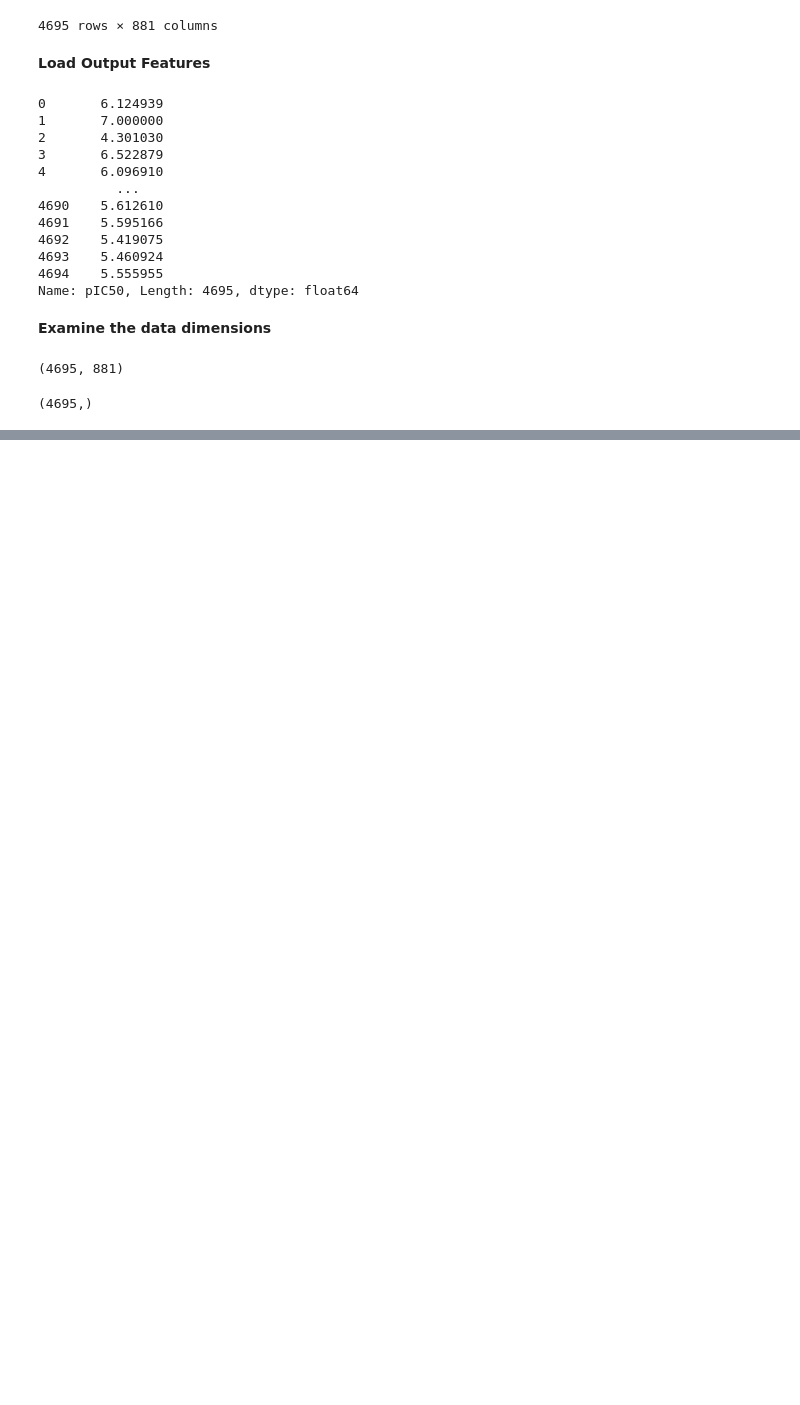
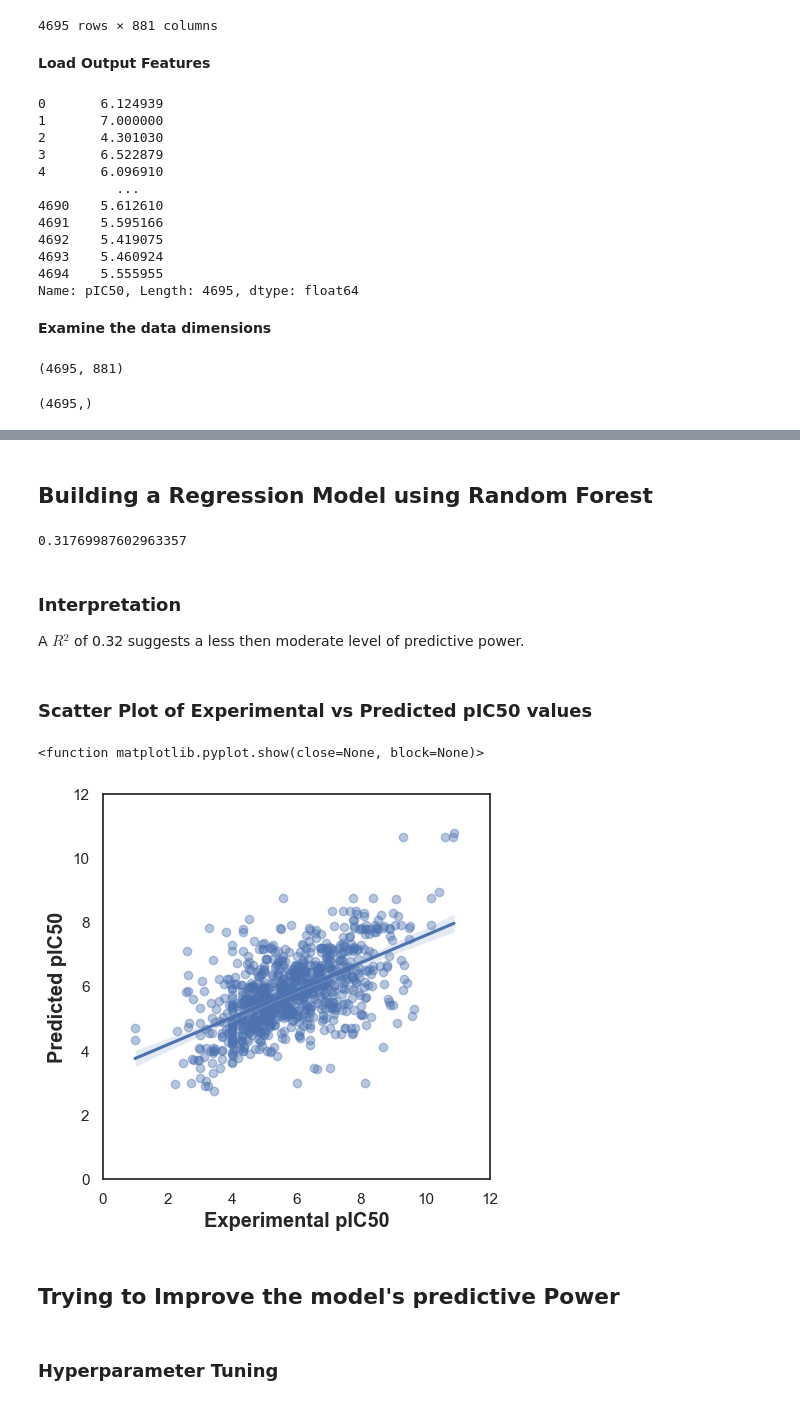
Before and after one commit to io23632/portfolio, a Jupyter notebook: DrugDiscoveryProject/CDD_ML_Part4.ipynb, the cells around one changed output, grey strips where cells are left out. Drawn from its saved outputs; the diff is of its cells as text; code cells hidden in the pictures; blank space fills up the shorter version.

```diff
--- a/DrugDiscoveryProject/CDD_ML_Part4.ipynb
+++ b/DrugDiscoveryProject/CDD_ML_Part4.ipynb
@@ -67,0 +72,4 @@ Y.shape
+# %%
+from sklearn.feature_selection import VarianceThreshold
+selection = VarianceThreshold(threshold=(0.8 * (1-0.8)))
+X = selection.fit_transform(X)
@@ -67,0 +82,2 @@ Y.shape
+# %%
+X_train, X_test, Y_train, Y_test = train_test_split(X, Y, test_size=0.2)
@@ -67,0 +88,40 @@ Y.shape
+# %% [markdown]
+## **Building a Regression Model using Random Forest**
+# %%
+import numpy as np
+np.random.seed(100)
+model = RandomForestRegressor(n_estimators=100)
+model.fit(X_train, Y_train)
+r2 = model.score(X_test, Y_test)
+r2
+# %% [output]
+0.31769987602963357
+# %% [markdown]
+### **Interpretation**
+
+A $R{^2}$ of 0.32 suggests a less then moderate level of predictive power.
+# %%
+Y_pred = model.predict(X_test)
+# %% [markdown]
+### **Scatter Plot of Experimental vs Predicted pIC50 values**
+# %%
+import seaborn as sns
+import matplotlib.pyplot as plt
+
+sns.set(color_codes=True)
+sns.set_style("white")
+
+ax = sns.regplot(x=Y_test, y=Y_pred, scatter_kws={'alpha':0.4})
+ax.set_xlabel('Experimental pIC50', fontsize='large', fontweight='bold')
+ax.set_ylabel('Predicted pIC50', fontsize='large', fontweight='bold')
+ax.set_xlim(0, 12)
+ax.set_ylim(0, 12)
+ax.figure.set_size_inches(5, 5)
+plt.show
+# %% [output]
+<function matplotlib.pyplot.show(close=None, block=None)>
+[figure, added]
+# %% [markdown]
+## **Trying to Improve the model's predictive Power**
+# %% [markdown]
+### **Hyperparameter Tuning**
```
Also changed, not shown: parts of 5 cells of this notebook.
